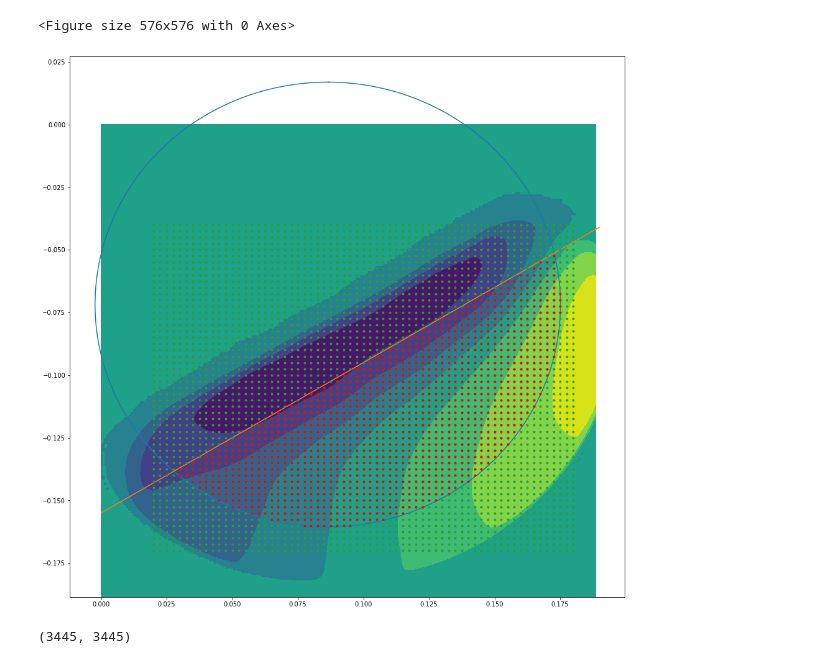
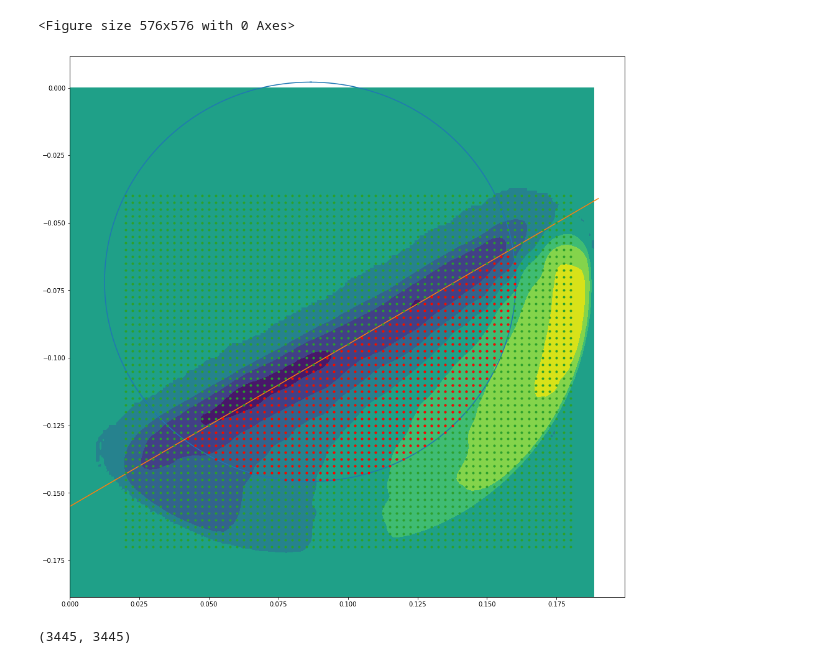
Before and after one commit to BAAYoung/RIMSAR, a Jupyter notebook: notebooks/03_analysis/301021BAY_RIMS_vorticity_inference.ipynb, the cells around one changed output. Saved outputs shown, nothing was run; the diff lists cells and outputs as text; code cells hidden in the pictures.

```diff
--- a/notebooks/03_analysis/301021BAY_RIMS_vorticity_inference.ipynb
+++ b/notebooks/03_analysis/301021BAY_RIMS_vorticity_inference.ipynb
@@ -120,7 +121,7 @@ pi = 3.14159
 # %%
 #building grid:
 
-RCG = '0_02'
+RCG = '0_01'
 
 #data = np.loadtxt('/home/bay22/git_repositories/RIMSAR/data/03_processed/renormalized_coarse_grain/RCG_c'+RCG+'.dat')
 data = np.loadtxt('/home/bay22/git_repositories/RIMSAR/data/03_processed/coarse_grain/RCG_c'+RCG+'.dat')
@@ -159,35 +160,36 @@ dt = 0.01
 pixel2real = 0.0001848337
 xc = 467.5*pixel2real
 zc = 388.6*pixel2real
 #r = 524.8*pixel2real #true radius
-r = 480*pixel2real
+#r = 480*pixel2real
+r = 400*pixel2real
 theta = np.arange(0,2*3.14159+dt,dt)
 xcircle = xc + r*np.sin(theta)
 zcircle = -zc + r*np.cos(theta)
 xline = np.arange(0,0.2,0.01)
 m = 0.6
 c = -0.155
 yline = xline*m + c
 X_interior = Xtotal[Xtotal[:,1]-m*Xtotal[:,0]-c<=0,:]
 X_interior = X_interior[(X_interior[:,0]-xc)**2 + (X_interior[:,1]+zc)**2 - r**2 <= 0,:]
 
 interior_index0 = np.argwhere(Xtotal[:,1]-m*Xtotal[:,0]-c<=0)
 interior_index1 = np.argwhere((Xtotal[:,0]-xc)**2 + (Xtotal[:,1]+zc)**2 - r**2 <= 0)
 
 interior_index = np.intersect1d(interior_index0,interior_index1)
 X_interior = Xtotal[interior_index,:]
 
 
 plt.figure(figsize=(16,16))
 #plt.tricontourf(Xu,Zu,np.sqrt(u_data**2 + v_data**2))
 plt.tricontourf(Xu,Zu,v_data)
 plt.plot(xcircle,zcircle)
 plt.plot(xline,yline)
 plt.plot(xx.flatten(),zz.flatten(),'.')
 plt.plot(X_interior[:,0],X_interior[:,1],'.',color = 'r')
 X = X_interior + 0
 # %% [output]
-[figure, old version]
+[figure, new version]
 # %%
 #finding nnearest neighbours of each point in Xj
 r2 = (X[:,0:1]-X[:,0:1].transpose())**2 + (X[:,1:2]-X[:,1:2].transpose())**2
```
Also changed, not shown: parts of 12 cells of this notebook, 1 other file.
